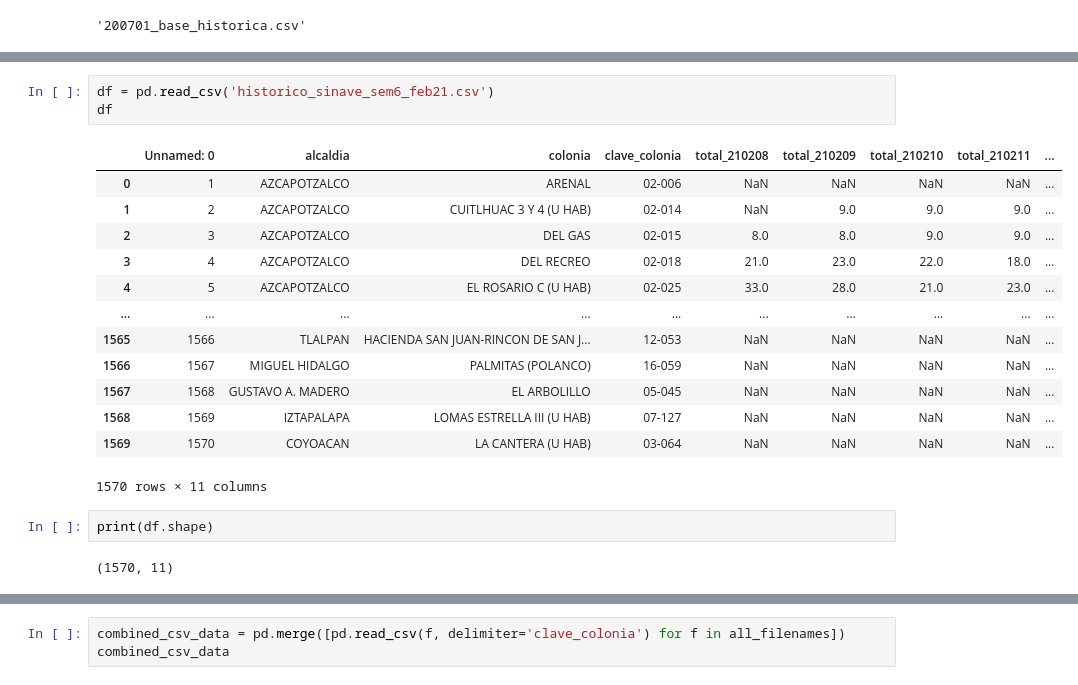
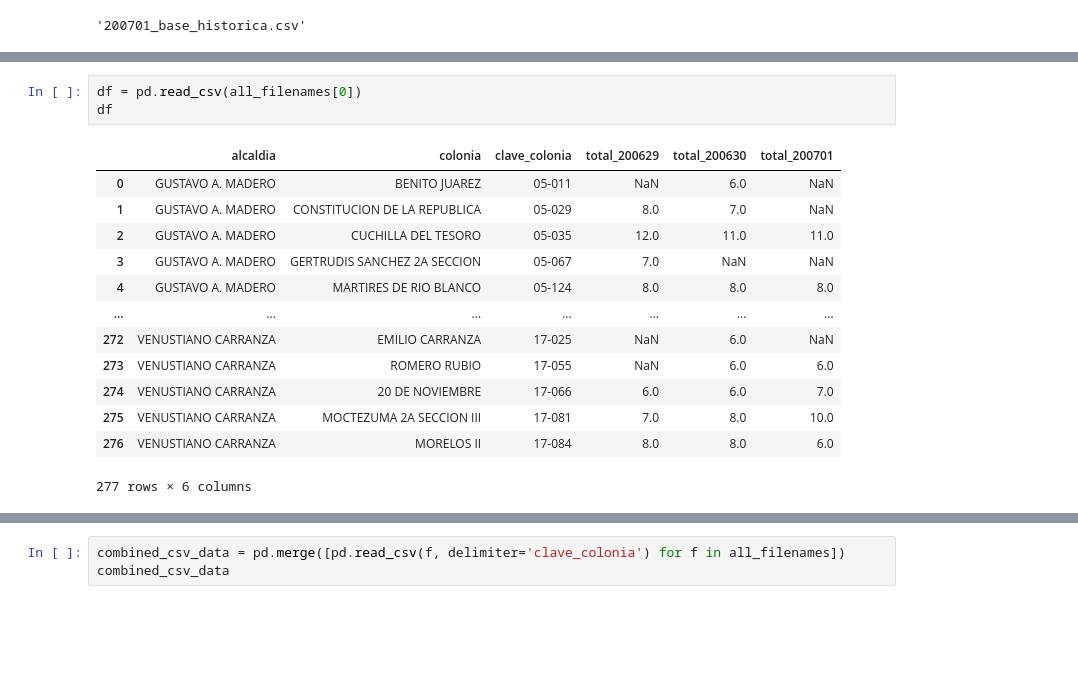
Before and after one commit to martinsingla/data-project, a Jupyter notebook: COVIDCASES (2).ipynb, the cells around one changed output, grey strips where cells are left out. Drawn from its saved outputs; the diff is of its cells as text; blank space fills up the shorter version.

```diff
--- a/COVIDCASES (2).ipynb
+++ b/COVIDCASES (2).ipynb
@@ -55,21 +105,17 @@ all_filenames[0]
 # %%
-df = pd.read_csv('historico_sinave_sem6_feb21.csv')
+df = pd.read_csv(all_filenames[0])
 df
 # %% [output]
-|  | Unnamed: 0 | alcaldia | colonia | clave_colonia | total_210208 | total_210209 | total_210210 | total_210211 | ... |
-| 0 | 1 | AZCAPOTZALCO | ARENAL | 02-006 | NaN | NaN | NaN | NaN | ... |
-| 1 | 2 | AZCAPOTZALCO | CUITLHUAC 3 Y 4 (U HAB) | 02-014 | NaN | 9.0 | 9.0 | 9.0 | ... |
-| 2 | 3 | AZCAPOTZALCO | DEL GAS | 02-015 | 8.0 | 8.0 | 9.0 | 9.0 | ... |
-| 3 | 4 | AZCAPOTZALCO | DEL RECREO | 02-018 | 21.0 | 23.0 | 22.0 | 18.0 | ... |
-| 4 | 5 | AZCAPOTZALCO | EL ROSARIO C (U HAB) | 02-025 | 33.0 | 28.0 | 21.0 | 23.0 | ... |
-| ... | ... | ... | ... | ... | ... | ... | ... | ... | ... |
-| 1565 | 1566 | TLALPAN | HACIENDA SAN JUAN-RINCON DE SAN J... | 12-053 | NaN | NaN | NaN | NaN | ... |
-| 1566 | 1567 | MIGUEL HIDALGO | PALMITAS (POLANCO) | 16-059 | NaN | NaN | NaN | NaN | ... |
-| 1567 | 1568 | GUSTAVO A. MADERO | EL ARBOLILLO | 05-045 | NaN | NaN | NaN | NaN | ... |
-| 1568 | 1569 | IZTAPALAPA | LOMAS ESTRELLA III (U HAB) | 07-127 | NaN | NaN | NaN | NaN | ... |
-| 1569 | 1570 | COYOACAN | LA CANTERA (U HAB) | 03-064 | NaN | NaN | NaN | NaN | ... |
+|  | alcaldia | colonia | clave_colonia | total_200629 | total_200630 | total_200701 |
+| 0 | GUSTAVO A. MADERO | BENITO JUAREZ | 05-011 | NaN | 6.0 | NaN |
+| 1 | GUSTAVO A. MADERO | CONSTITUCION DE LA REPUBLICA | 05-029 | 8.0 | 7.0 | NaN |
+| 2 | GUSTAVO A. MADERO | CUCHILLA DEL TESORO | 05-035 | 12.0 | 11.0 | 11.0 |
+| 3 | GUSTAVO A. MADERO | GERTRUDIS SANCHEZ 2A SECCION | 05-067 | 7.0 | NaN | NaN |
+| 4 | GUSTAVO A. MADERO | MARTIRES DE RIO BLANCO | 05-124 | 8.0 | 8.0 | 8.0 |
+| ... | ... | ... | ... | ... | ... | ... |
+| 272 | VENUSTIANO CARRANZA | EMILIO CARRANZA | 17-025 | NaN | 6.0 | NaN |
+| 273 | VENUSTIANO CARRANZA | ROMERO RUBIO | 17-055 | NaN | 6.0 | 6.0 |
+| 274 | VENUSTIANO CARRANZA | 20 DE NOVIEMBRE | 17-066 | 6.0 | 6.0 | 7.0 |
+| 275 | VENUSTIANO CARRANZA | MOCTEZUMA 2A SECCION III | 17-081 | 7.0 | 8.0 | 10.0 |
+| 276 | VENUSTIANO CARRANZA | MORELOS II | 17-084 | 8.0 | 8.0 | 6.0 |
-1570 rows × 11 columns
+277 rows × 6 columns
-# %%
-print(df.shape)
-# %% [output]
-(1570, 11)
```
Also changed, not shown: parts of 11 cells of this notebook, 1 other file.
